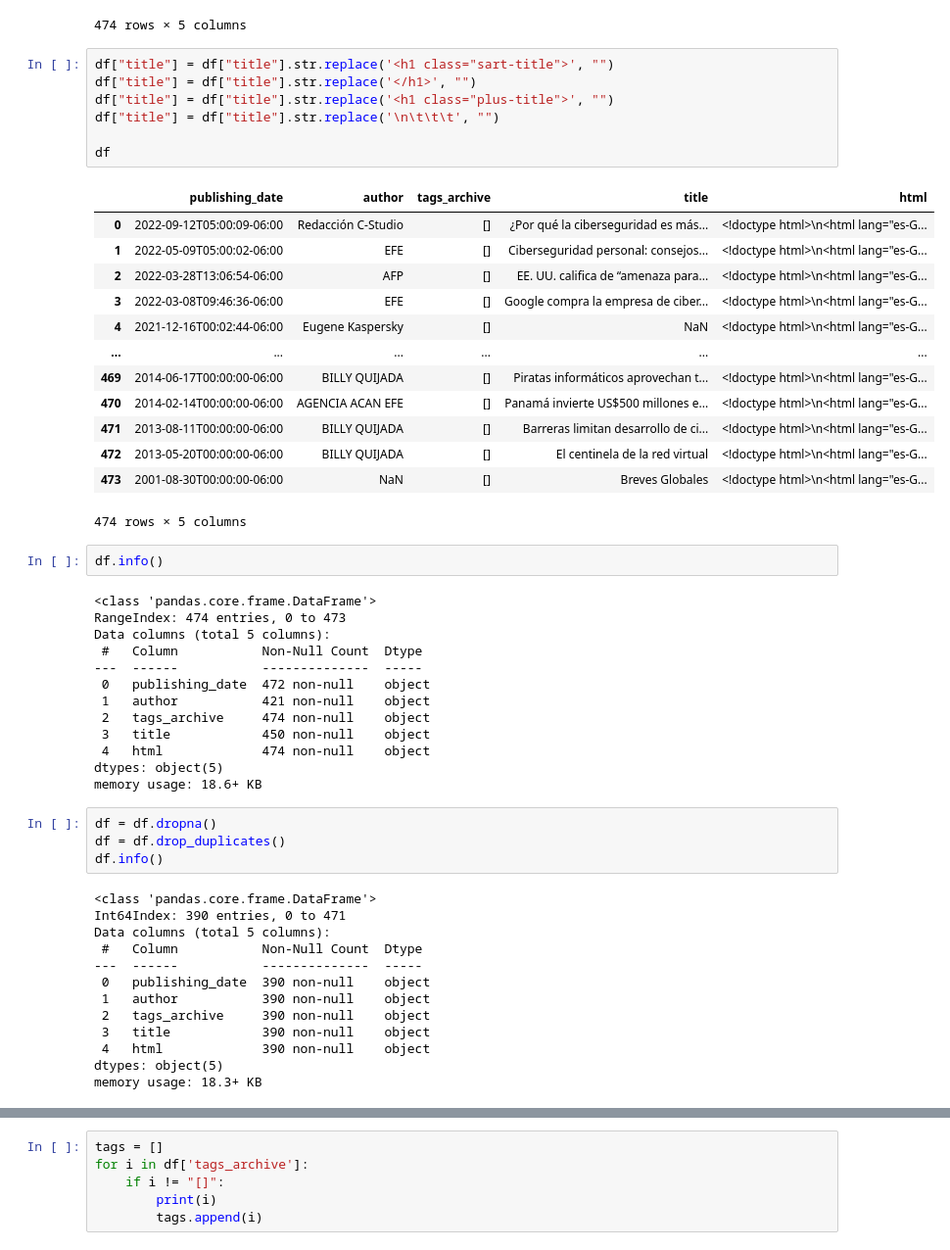
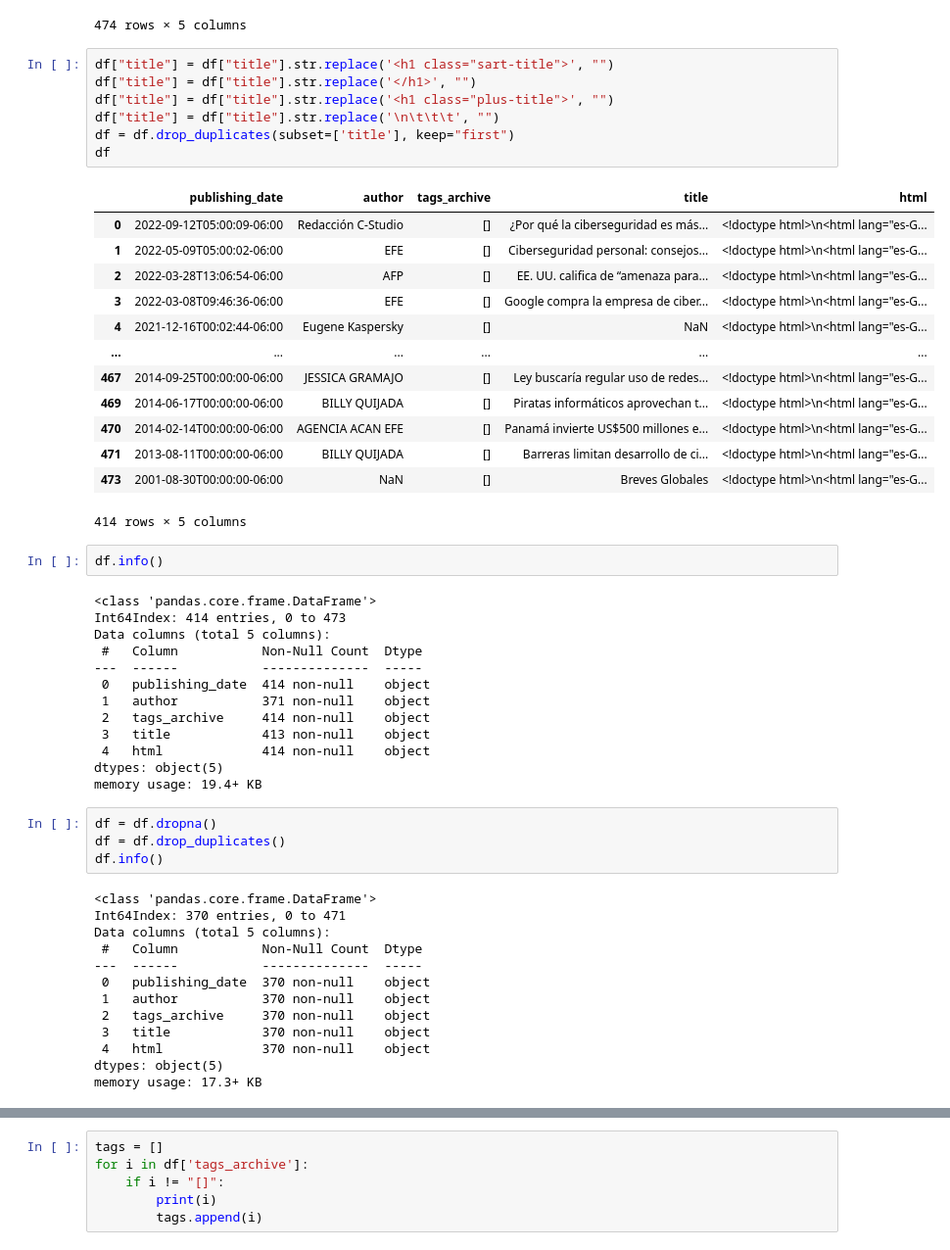
Before and after one commit to JeanPierreMR/PrensaLibre_scraping, a Jupyter notebook: dataCleaning.ipynb, the cells around one changed output, grey strips where cells are left out. Shown at 98% size. Cells and saved outputs as stored; diff of their text form.

Commit message:
fixed duplicates from pandas

```diff
--- a/dataCleaning.ipynb
+++ b/dataCleaning.ipynb
@@ -39,56 +39,56 @@ df
 # %%
 df["title"] = df["title"].str.replace('<h1 class="sart-title">', "")
 df["title"] = df["title"].str.replace('</h1>', "")
 df["title"] = df["title"].str.replace('<h1 class="plus-title">', "")
 df["title"] = df["title"].str.replace('\n\t\t\t', "")
-
+df = df.drop_duplicates(subset=['title'], keep="first")
 df
 # %% [output]
 |  | publishing_date | author | tags_archive | title | html |
 | 0 | 2022-09-12T05:00:09-06:00 | Redacción C-Studio | [] | ¿Por qué la ciberseguridad es más... | <!doctype html>\n<html lang="es-G... |
 | 1 | 2022-05-09T05:00:02-06:00 | EFE | [] | Ciberseguridad personal: consejos... | <!doctype html>\n<html lang="es-G... |
 | 2 | 2022-03-28T13:06:54-06:00 | AFP | [] | EE. UU. califica de “amenaza para... | <!doctype html>\n<html lang="es-G... |
 | 3 | 2022-03-08T09:46:36-06:00 | EFE | [] | Google compra la empresa de ciber... | <!doctype html>\n<html lang="es-G... |
 | 4 | 2021-12-16T00:02:44-06:00 | Eugene Kaspersky | [] | NaN | <!doctype html>\n<html lang="es-G... |
 | ... | ... | ... | ... | ... | ... |
+| 467 | 2014-09-25T00:00:00-06:00 | JESSICA GRAMAJO | [] | Ley buscaría regular uso de redes... | <!doctype html>\n<html lang="es-G... |
 | 469 | 2014-06-17T00:00:00-06:00 | BILLY QUIJADA | [] | Piratas informáticos aprovechan t... | <!doctype html>\n<html lang="es-G... |
 | 470 | 2014-02-14T00:00:00-06:00 | AGENCIA ACAN EFE | [] | Panamá invierte US$500 millones e... | <!doctype html>\n<html lang="es-G... |
 | 471 | 2013-08-11T00:00:00-06:00 | BILLY QUIJADA | [] | Barreras limitan desarrollo de ci... | <!doctype html>\n<html lang="es-G... |
-| 472 | 2013-05-20T00:00:00-06:00 | BILLY QUIJADA | [] | El centinela de la red virtual | <!doctype html>\n<html lang="es-G... |
 | 473 | 2001-08-30T00:00:00-06:00 | NaN | [] | Breves Globales | <!doctype html>\n<html lang="es-G... |
-474 rows × 5 columns
+414 rows × 5 columns
 # %%
 df.info()
 # %% [output]
 <class 'pandas.core.frame.DataFrame'>
-RangeIndex: 474 entries, 0 to 473
+Int64Index: 414 entries, 0 to 473
 Data columns (total 5 columns):
  #   Column           Non-Null Count  Dtype
 ---  ------           --------------  -----
- 0   publishing_date  472 non-null    object
- 1   author           421 non-null    object
- 2   tags_archive     474 non-null    object
- 3   title            450 non-null    object
- 4   html             474 non-null    object
+ 0   publishing_date  414 non-null    object
+ 1   author           371 non-null    object
+ 2   tags_archive     414 non-null    object
+ 3   title            413 non-null    object
+ 4   html             414 non-null    object
 dtypes: object(5)
-memory usage: 18.6+ KB
+memory usage: 19.4+ KB
 # %%
 df = df.dropna()
 df = df.drop_duplicates()
 df.info()
 # %% [output]
 <class 'pandas.core.frame.DataFrame'>
-Int64Index: 390 entries, 0 to 471
+Int64Index: 370 entries, 0 to 471
 Data columns (total 5 columns):
  #   Column           Non-Null Count  Dtype
 ---  ------           --------------  -----
- 0   publishing_date  390 non-null    object
- 1   author           390 non-null    object
- 2   tags_archive     390 non-null    object
- 3   title            390 non-null    object
- 4   html             390 non-null    object
+ 0   publishing_date  370 non-null    object
+ 1   author           370 non-null    object
+ 2   tags_archive     370 non-null    object
+ 3   title            370 non-null    object
+ 4   html             370 non-null    object
 dtypes: object(5)
-memory usage: 18.3+ KB
+memory usage: 17.3+ KB
 # %%
 df
 # %% [output]
```
Also changed, not shown: parts of 8 cells of this notebook.
